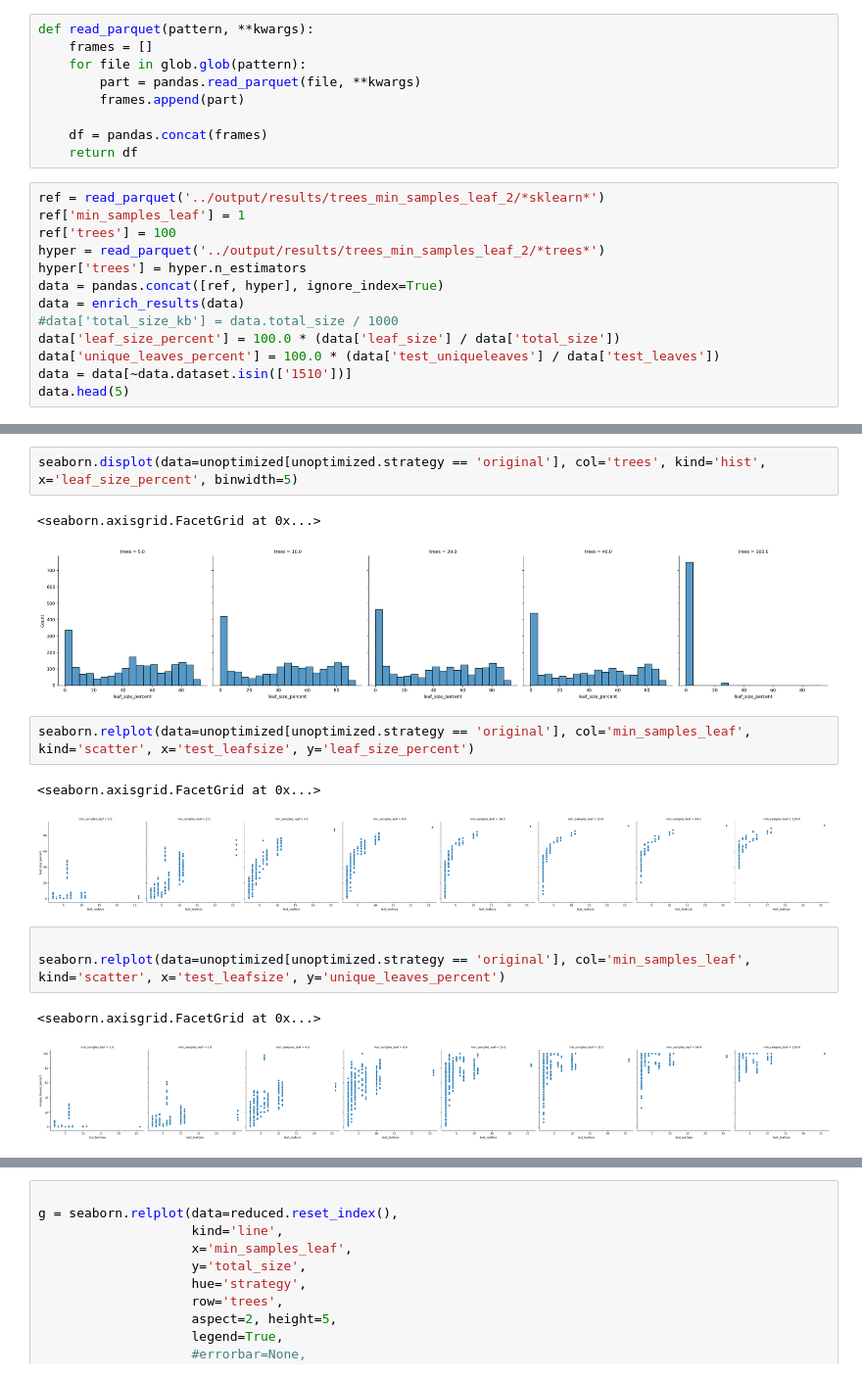
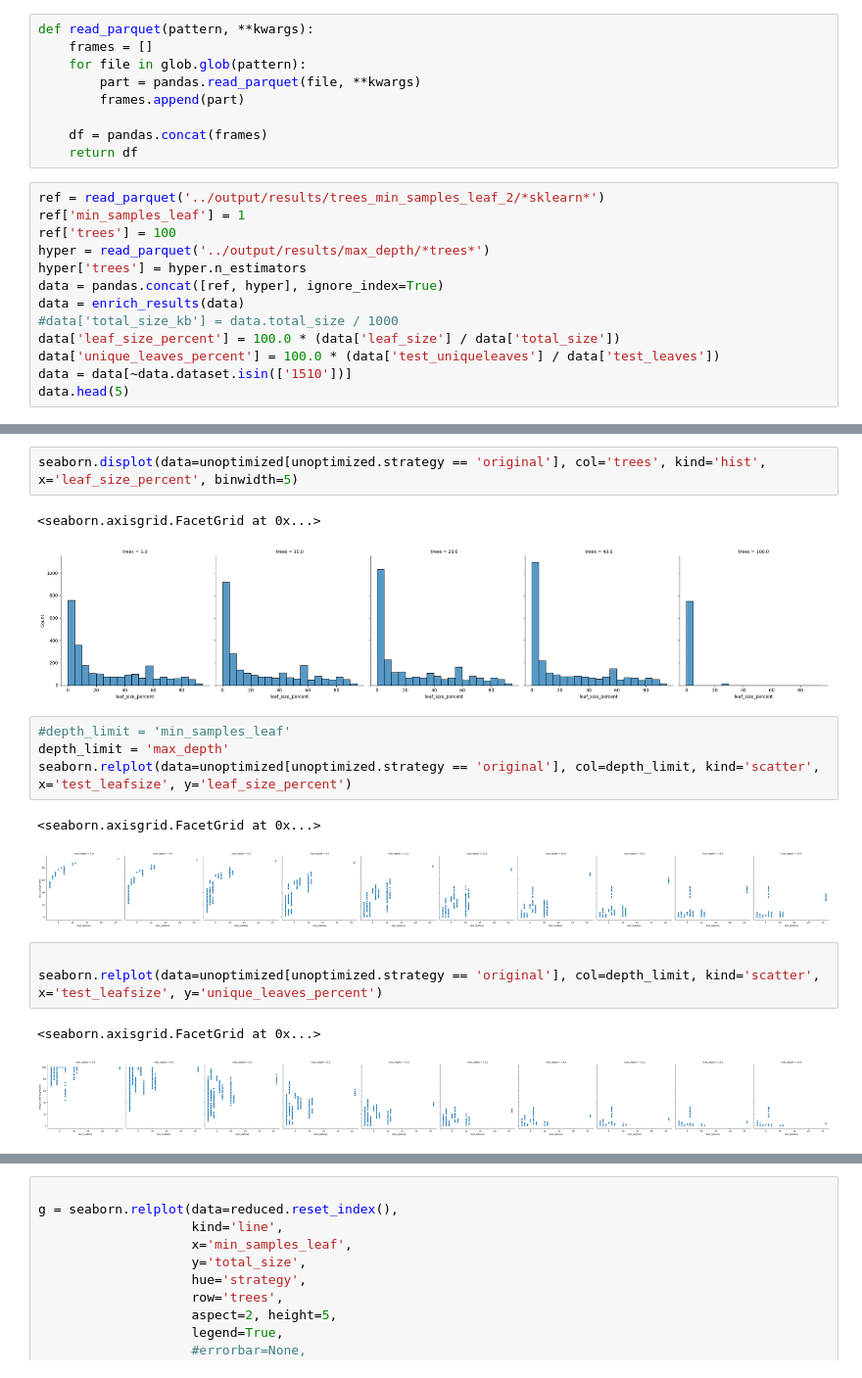
Before and after one commit to jonnor/leaf-clustering, a Jupyter notebook: notebooks/Hyperparameters.ipynb, the cells around one changed output, grey strips where cells are left out. Shown at 98% size. Drawn from its saved outputs; the diff is of its cells as text.

Commit message:
experiments: Results with max depth
See the same pattern as with min_samples_leaf

```diff
--- a/notebooks/Hyperparameters.ipynb
+++ b/notebooks/Hyperparameters.ipynb
@@ -30,7 +30,7 @@ def read_parquet(pattern, **kwargs):
 ref = read_parquet('../output/results/trees_min_samples_leaf_2/*sklearn*')
 ref['min_samples_leaf'] = 1
 ref['trees'] = 100
-hyper = read_parquet('../output/results/trees_min_samples_leaf_2/*trees*')
+hyper = read_parquet('../output/results/max_depth/*trees*')
 hyper['trees'] = hyper.n_estimators
 data = pandas.concat([ref, hyper], ignore_index=True)
 data = enrich_results(data)
@@ -80,18 +120,20 @@ Index(['leaves_per_class', 'leaf_bits', 'split', 'test_nodes', 'test_leaves',
 seaborn.displot(data=unoptimized[unoptimized.strategy == 'original'], col='trees', kind='hist', x='leaf_size_percent', binwidth=5)
 # %% [output]
 <seaborn.axisgrid.FacetGrid at 0x...>
-[figure, old version]
+[figure, new version]
 # %%
-seaborn.relplot(data=unoptimized[unoptimized.strategy == 'original'], col='min_samples_leaf', kind='scatter', x='test_leafsize', y='leaf_size_percent')
+#depth_limit = 'min_samples_leaf'
+depth_limit = 'max_depth'
+seaborn.relplot(data=unoptimized[unoptimized.strategy == 'original'], col=depth_limit, kind='scatter', x='test_leafsize', y='leaf_size_percent')
 # %% [output]
 <seaborn.axisgrid.FacetGrid at 0x...>
-[figure, old version]
+[figure, new version]
 # %%
 
-seaborn.relplot(data=unoptimized[unoptimized.strategy == 'original'], col='min_samples_leaf', kind='scatter', x='test_leafsize', y='unique_leaves_percent')
+seaborn.relplot(data=unoptimized[unoptimized.strategy == 'original'], col=depth_limit, kind='scatter', x='test_leafsize', y='unique_leaves_percent')
 # %% [output]
 <seaborn.axisgrid.FacetGrid at 0x...>
-[figure, old version]
+[figure, new version]
 # %%
 
 def add_grid(g, **kwargs):
```
Also changed, not shown: parts of 9 cells of this notebook, 1 other file.
